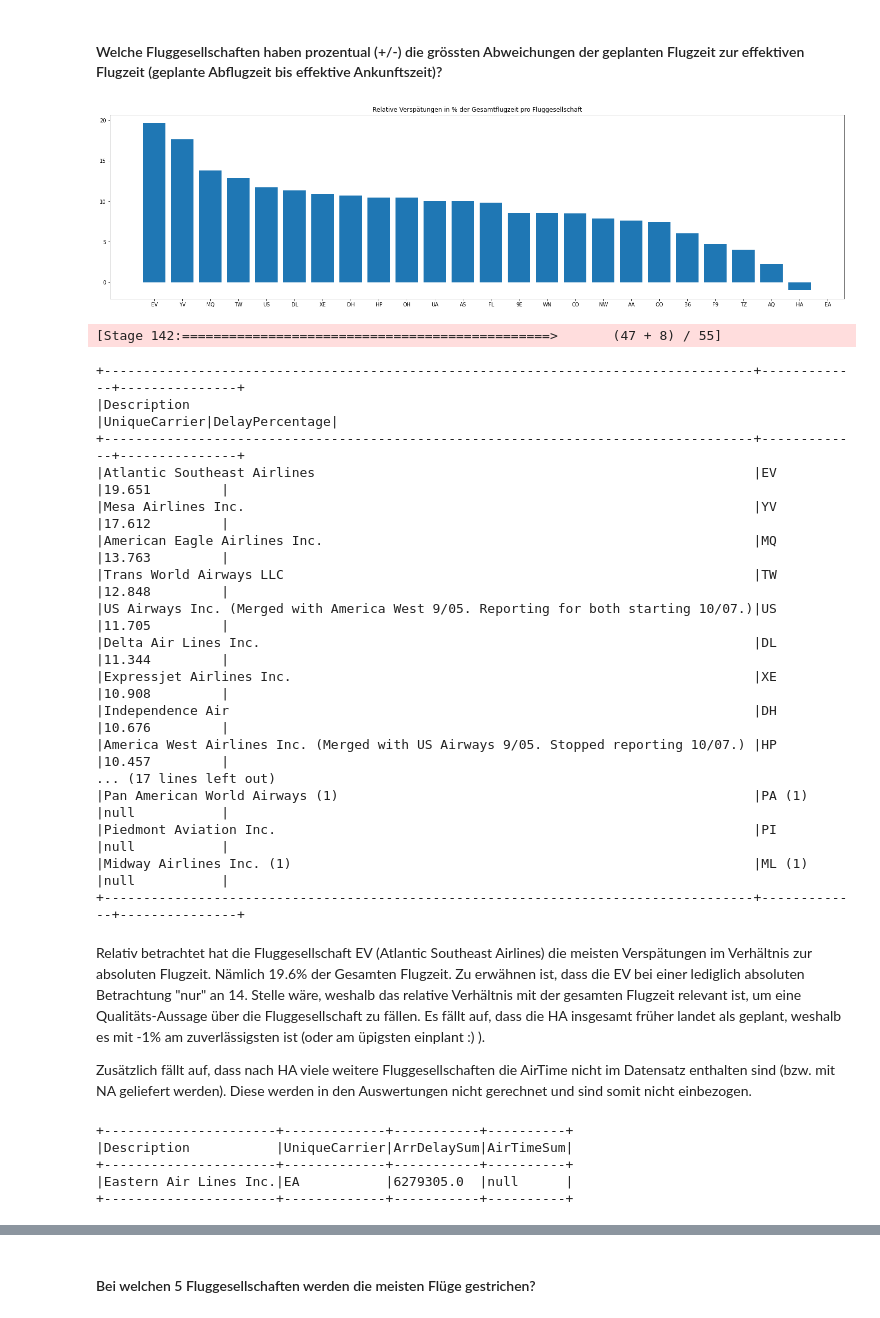
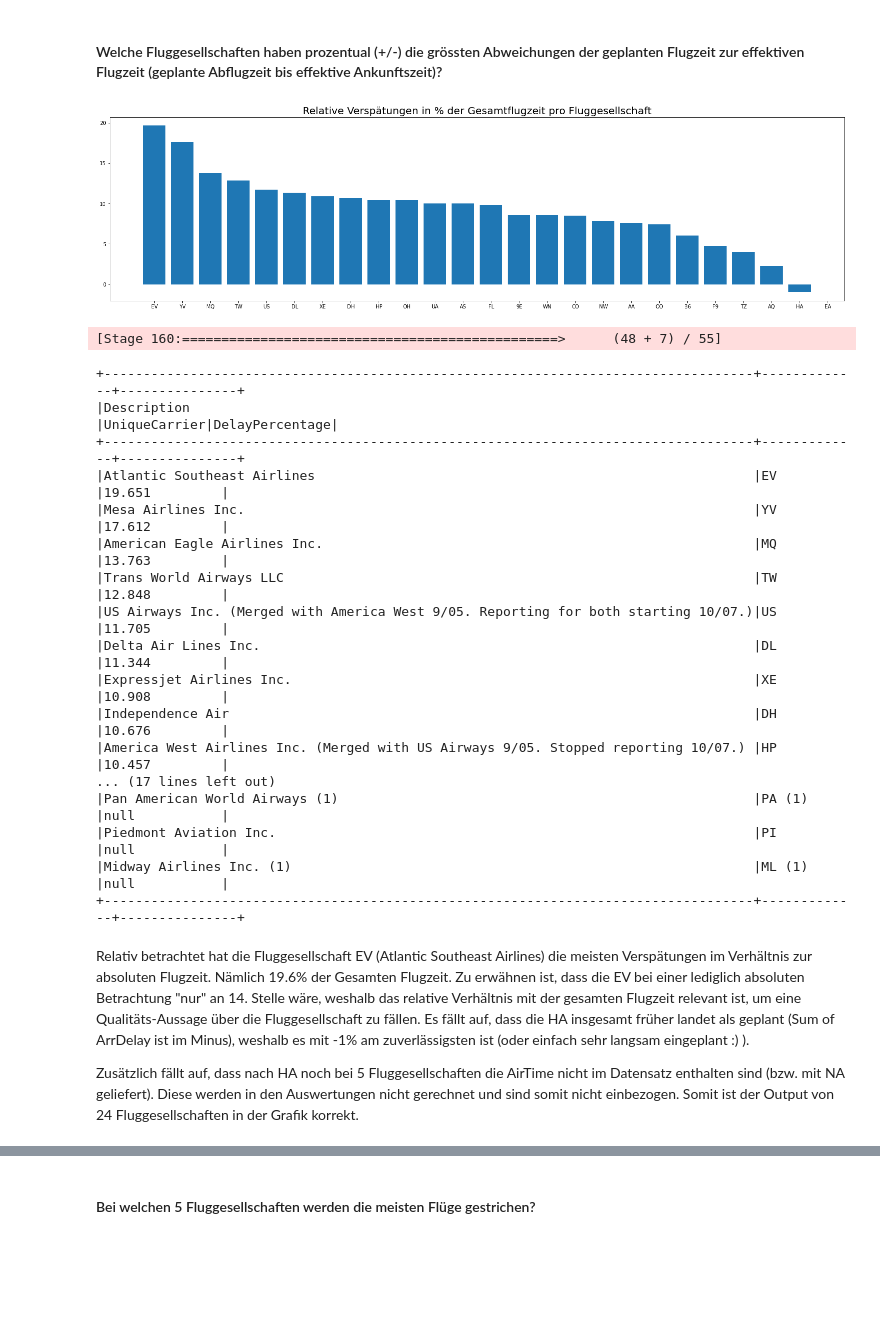
Before and after one commit to meberha/BDLC-Project-G01, a Jupyter notebook: 6_Analysis.ipynb, the cells around one changed output, grey strips where cells are left out. Cells and saved outputs as stored; diff of their text form; code cells hidden in the pictures; blank space fills up the shorter version.

```diff
--- a/6_Analysis.ipynb
+++ b/6_Analysis.ipynb
@@ -185,2 +191,4 @@ anzahlSpediteure.show()
 # %% [markdown]
 Gemäss den Ausführungen auf Kaggle sind es 1'491 Datensätze. Somit ist der Datensatz korrekt im SPARK vorhanden.
+# %%
+df_carr.sort("Code").show(truncate=False)
@@ -210,15 +236,15 @@ Für die nachfolgenden Plots wurde die Library matplotlib installiert.
 import matplotlib.pyplot as plt
 import pandas
 
-dfPlot = flug2
+dfPlot2 = flug2
 
 fig = plt.figure(figsize=(20,5))
 ax = fig.add_axes([0,0,1,1])
 x=dfPlot.toPandas()["UniqueCarrier"].values.tolist()
 y=dfPlot.toPandas()["DelayInDays"].values.tolist()
-ax.set_title('Absolute Verspätungen in Tagen pro Fluggesellschaft')
+ax.set_title('Absolute Verspätungen in Tagen pro Fluggesellschaft', fontsize=20)
 ax.bar(x,y)
 plt.show()
 
-dfPlot.show(truncate=False)
+dfPlot2.show(50, truncate=False)
 # %% [output]
@@ -256,21 +282,21 @@ flug4 = flug3.withColumn("DelayPercentage", func.round(flug3["DelayPercentage"],
 # %%
 import matplotlib.pyplot as plt
 import pandas
 
-dfPlot = flug4
+dfPlot4 = flug4
 
 fig = plt.figure(figsize=(20,5))
 ax = fig.add_axes([0,0,1,1])
 x=dfPlot.toPandas()["UniqueCarrier"].values.tolist()
 y=dfPlot.toPandas()["DelayPercentage"].values.tolist()
-ax.set_title('Relative Verspätungen in % der Gesamtflugzeit pro Fluggesellschaft')
+ax.set_title('Relative Verspätungen in % der Gesamtflugzeit pro Fluggesellschaft', fontsize=20)
 ax.bar(x,y)
 plt.show()
 
-dfPlot.show(50,truncate=False)
+dfPlot4.show(50,truncate=False)
 # %% [output]
-[figure, old version]
+[figure, new version]
-[Stage 142:===============================================>       (47 + 8) / 55]
+[Stage 160:================================================>      (48 + 7) / 55]
 +-----------------------------------------------------------------------------------+-------------+---------------+
 |Description                                                                        |UniqueCarrier|DelayPercentage|
 +-----------------------------------------------------------------------------------+-------------+---------------+
@@ -290,21 +316,6 @@ dfPlot.show(50,truncate=False)
 +-----------------------------------------------------------------------------------+-------------+---------------+
 # %% [markdown]
 Relativ betrachtet hat die Fluggesellschaft EV (Atlantic Southeast Airlines) die meisten Verspätungen im Verhältnis zur absoluten Flugzeit. Nämlich 19.6% der Gesamten Flugzeit. Zu erwähnen ist, dass die EV bei einer lediglich absoluten Betrachtung "nur" an 14. Stelle wäre, weshalb das relative Verhältnis mit der gesamten Flugzeit relevant ist, um eine Qualitäts-Aussage über die Fluggesellschaft zu fällen.
-Es fällt auf, dass die HA insgesamt früher landet als geplant, weshalb es mit -1% am zuverlässigsten ist (oder am üpigsten einplant :) ).
+Es fällt auf, dass die HA insgesamt früher landet als geplant (Sum of ArrDelay ist im Minus), weshalb es mit -1% am zuverlässigsten ist (oder einfach sehr langsam eingeplant :) ).
 
-Zusätzlich fällt auf, dass nach HA viele weitere Fluggesellschaften die AirTime nicht im Datensatz enthalten sind (bzw. mit NA geliefert werden). Diese werden in den Auswertungen nicht gerechnet und sind somit nicht einbezogen.
+Zusätzlich fällt auf, dass nach HA noch bei 5  Fluggesellschaften die AirTime nicht im Datensatz enthalten sind (bzw. mit NA geliefert). Diese werden in den Auswertungen nicht gerechnet und sind somit nicht einbezogen. Somit ist der Output von 24 Fluggesellschaften in der Grafik korrekt.
-# %%
-# Eruierung, welcher Wert bei "null" nicht vorhanden ist => AirTime:
-
-import pyspark.sql.functions as func
-flug13 = spark.sql("""
-SELECT Description, UniqueCarrier, SUM(ArrDelay) AS ArrDelaySum, CAST(SUM(AirTime) AS BIGINT) AS AirTimeSum
-FROM df_air JOIN df_carr ON df_air.UniqueCarrier = df_carr.Code
-WHERE UniqueCarrier = 'EA' GROUP BY Description, UniqueCarrier""")
-flug13.show(truncate=False)
-# %% [output]
-+----------------------+-------------+-----------+----------+
-|Description           |UniqueCarrier|ArrDelaySum|AirTimeSum|
-+----------------------+-------------+-----------+----------+
-|Eastern Air Lines Inc.|EA           |6279305.0  |null      |
-+----------------------+-------------+-----------+----------+
```
Also changed, not shown: parts of 30 cells of this notebook, 1 other file.
